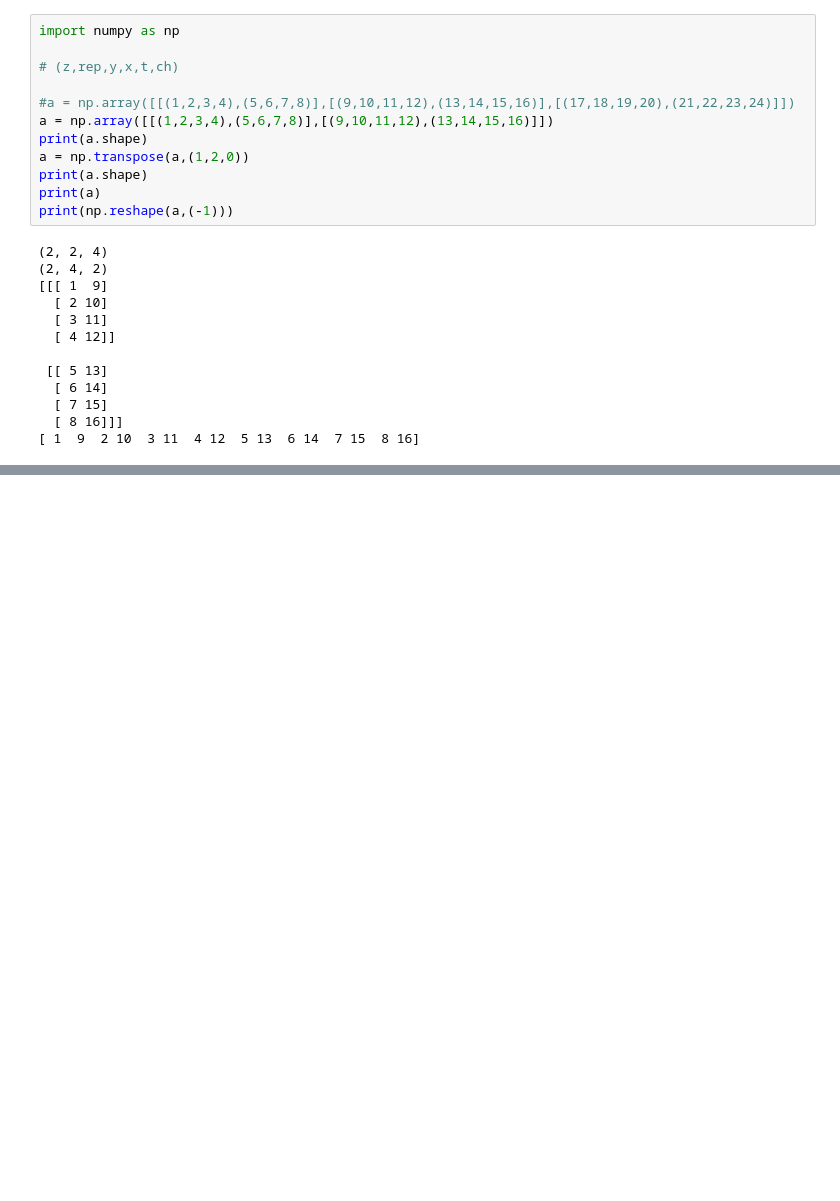
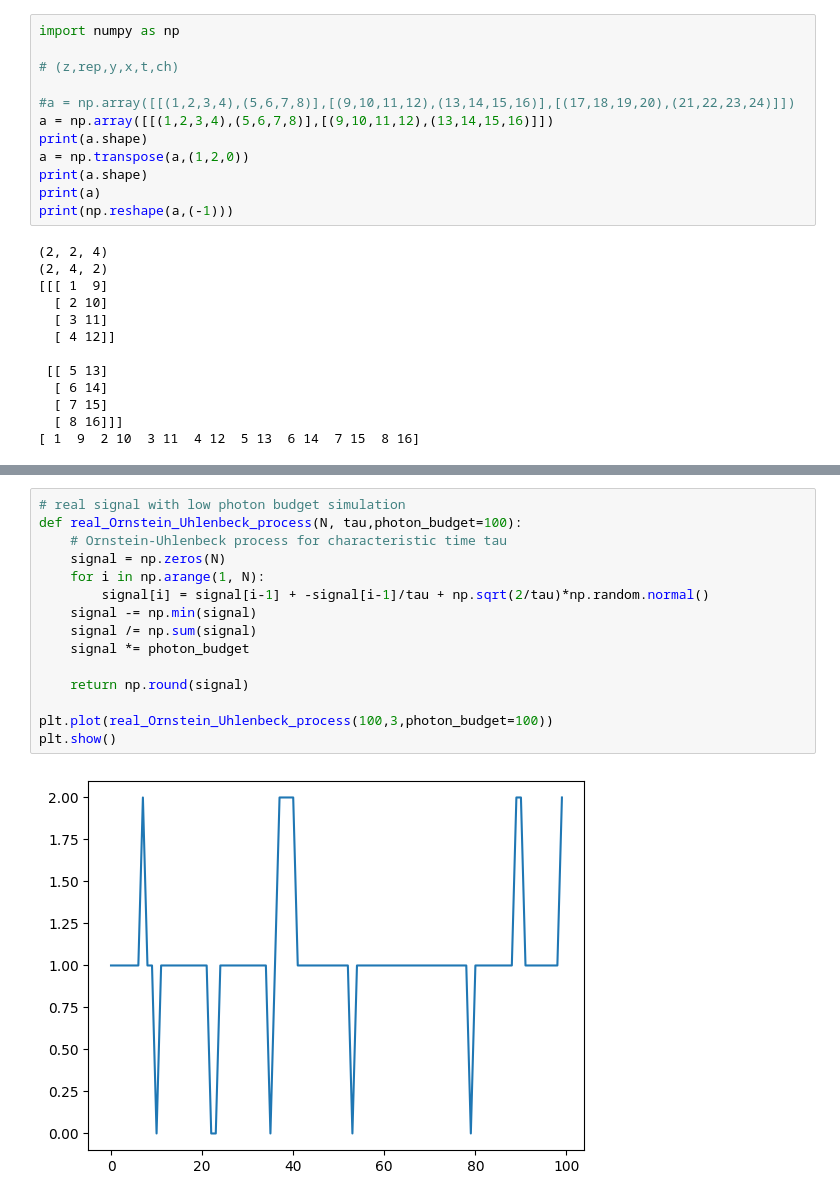
Before and after one commit to CarminatiGiovanni/tesi, a Jupyter notebook: test.ipynb, the cells around one changed output, grey strips where cells are left out. Saved outputs shown, nothing was run; the diff lists cells and outputs as text; blank space fills up the shorter version.

```diff
--- a/test.ipynb
+++ b/test.ipynb
@@ -72,0 +179,17 @@ print(sigma_MC)
+# %%
+# real signal with low photon budget simulation
+def real_Ornstein_Uhlenbeck_process(N, tau,photon_budget=100):
+    # Ornstein-Uhlenbeck process for characteristic time tau
+    signal = np.zeros(N)
+    for i in np.arange(1, N):
+        signal[i] = signal[i-1] + -signal[i-1]/tau + np.sqrt(2/tau)*np.random.normal()
+    signal -= np.min(signal)
+    signal /= np.sum(signal)
+    signal *= photon_budget
+
+    return np.round(signal)
+
+plt.plot(real_Ornstein_Uhlenbeck_process(100,3,photon_budget=100))
+plt.show()
+# %% [output]
+[figure, added]
```
Also changed, not shown: parts of 10 cells of this notebook, 5 other files.
